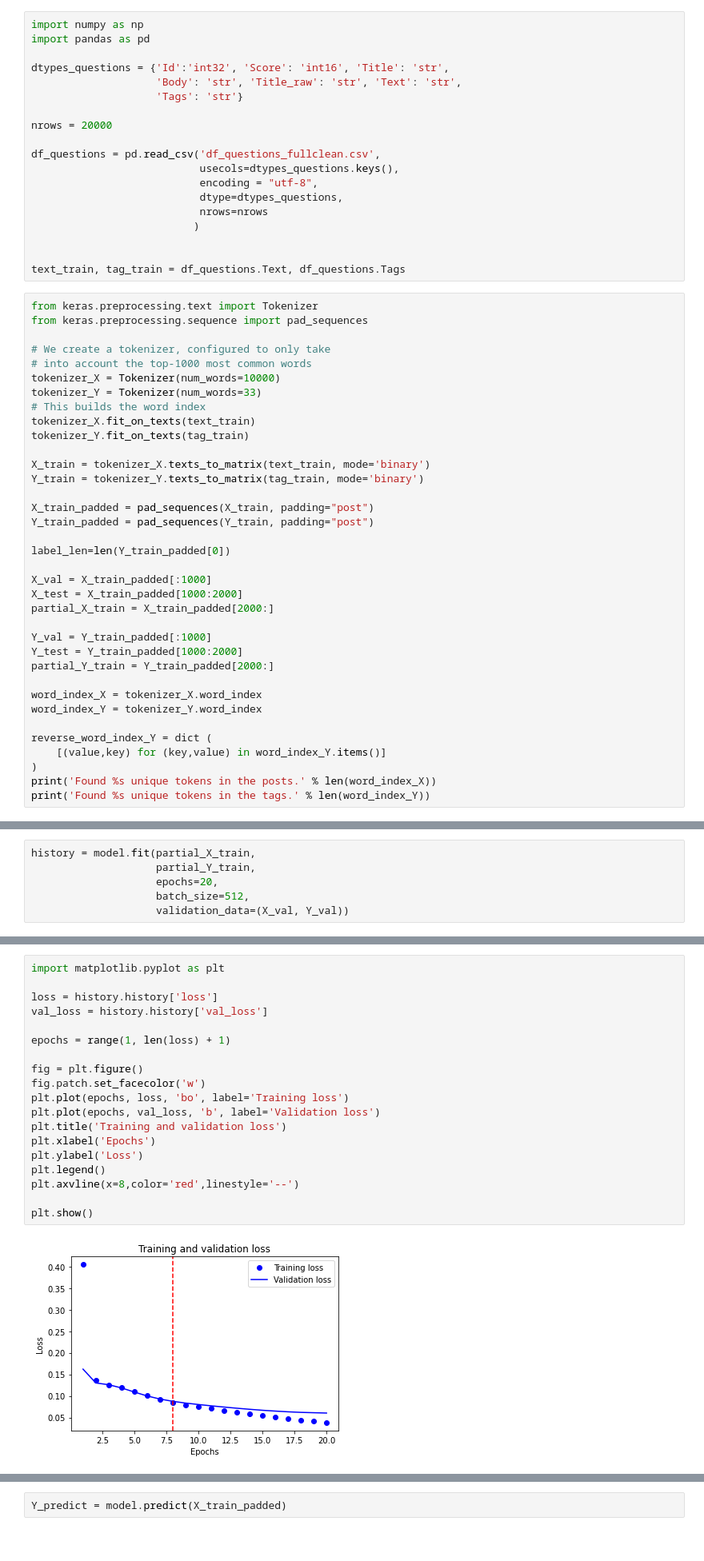
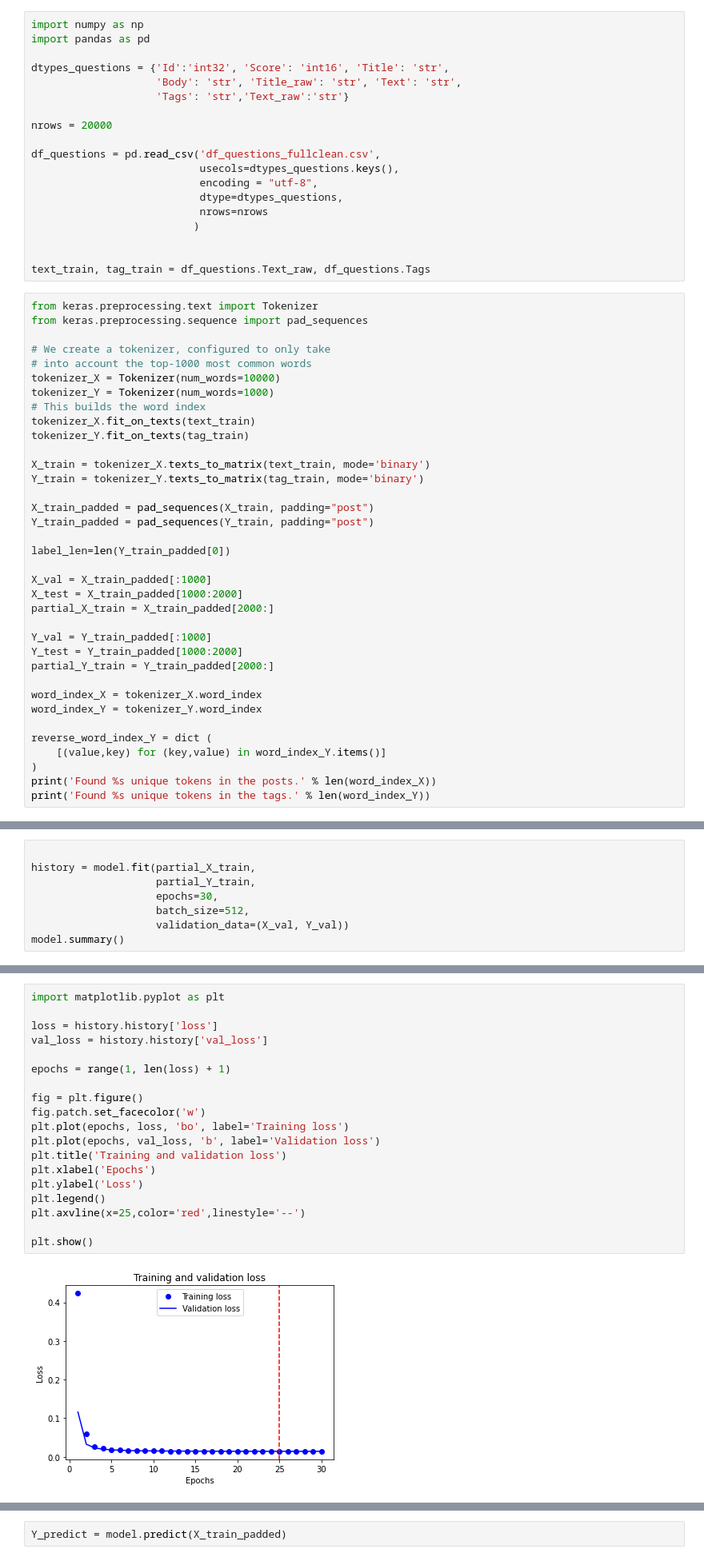
Before and after one commit to fedecabre/P5_StackOverflow, a Jupyter notebook: P5_05_notebook_deeplearning_keras.ipynb, the cells around one changed output, grey strips where cells are left out. Shown at 80% size. Drawn from its saved outputs; the diff is of its cells as text.

```diff
--- a/P5_05_notebook_deeplearning_keras.ipynb
+++ b/P5_05_notebook_deeplearning_keras.ipynb
@@ -9,7 +9,7 @@ import pandas as pd
 
 dtypes_questions = {'Id':'int32', 'Score': 'int16', 'Title': 'str',
                     'Body': 'str', 'Title_raw': 'str', 'Text': 'str',
-                    'Tags': 'str'}
+                    'Tags': 'str','Text_raw':'str'}
 
 nrows = 20000
 
@@ -21,7 +21,7 @@ df_questions = pd.read_csv('df_questions_fullclean.csv',
                           )
 
 
-text_train, tag_train = df_questions.Text, df_questions.Tags
+text_train, tag_train = df_questions.Text_raw, df_questions.Tags
 # %%
 from keras.preprocessing.text import Tokenizer
 from keras.preprocessing.sequence import pad_sequences
@@ -29,7 +29,7 @@ from keras.preprocessing.sequence import pad_sequences
 # We create a tokenizer, configured to only take
 # into account the top-1000 most common words
 tokenizer_X = Tokenizer(num_words=10000)
-tokenizer_Y = Tokenizer(num_words=33)
+tokenizer_Y = Tokenizer(num_words=1000)
 # This builds the word index
 tokenizer_X.fit_on_texts(text_train)
 tokenizer_Y.fit_on_texts(tag_train)
@@ -93,9 +93,11 @@ model.compile(optimizer='adam',
               loss='binary_crossentropy',
               metrics=['acc',f1_m,precision_m, recall_m])
 # %%
+
 history = model.fit(partial_X_train,
                     partial_Y_train,
-                    epochs=20,
+                    epochs=30,
                     batch_size=512,
                     validation_data=(X_val, Y_val))
+model.summary()
 # %% [output]
@@ -119,24 +121,24 @@ Epoch 20/20
 # %%
 import matplotlib.pyplot as plt
 
 loss = history.history['loss']
 val_loss = history.history['val_loss']
 
 epochs = range(1, len(loss) + 1)
 
 fig = plt.figure()
 fig.patch.set_facecolor('w')
 plt.plot(epochs, loss, 'bo', label='Training loss')
 plt.plot(epochs, val_loss, 'b', label='Validation loss')
 plt.title('Training and validation loss')
 plt.xlabel('Epochs')
 plt.ylabel('Loss')
 plt.legend()
-plt.axvline(x=8,color='red',linestyle='--')
+plt.axvline(x=25,color='red',linestyle='--')
 
 plt.show()
 # %% [output]
-[figure, old version]
+[figure, new version]
 # %%
 plt.clf()   # clear figure
 
```
Also changed, not shown: parts of 30 cells of this notebook, 1 other file.
